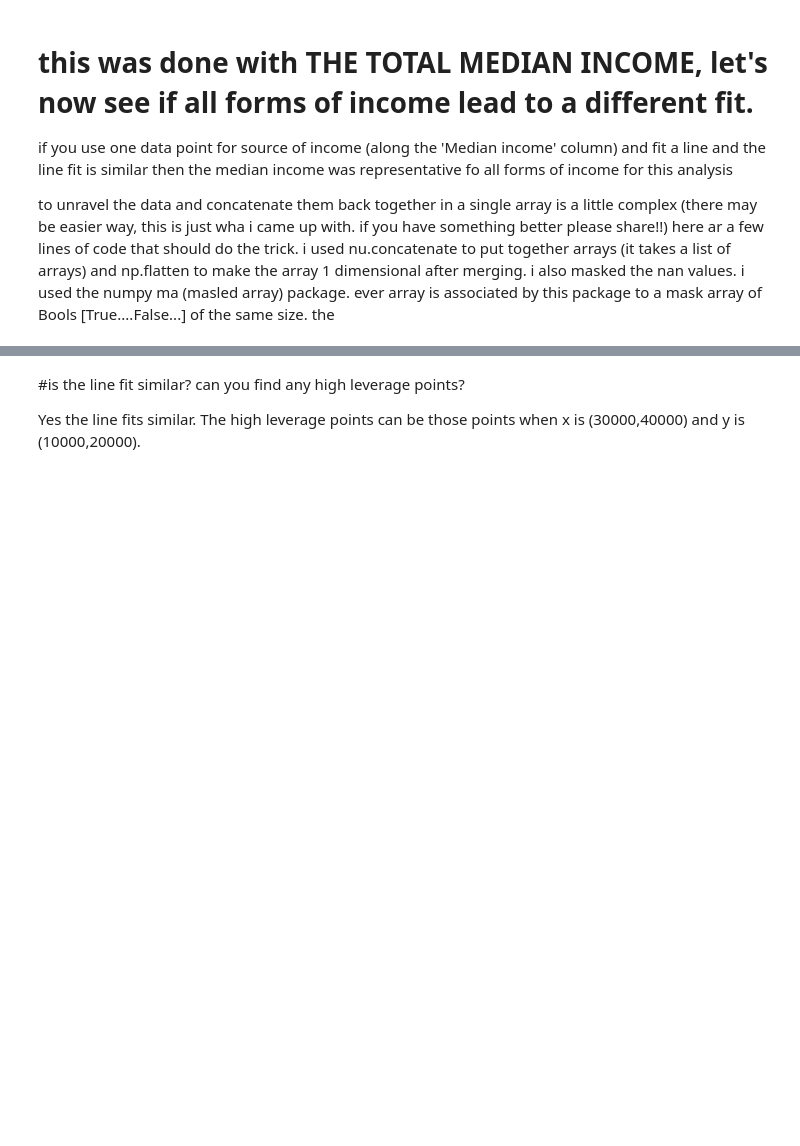
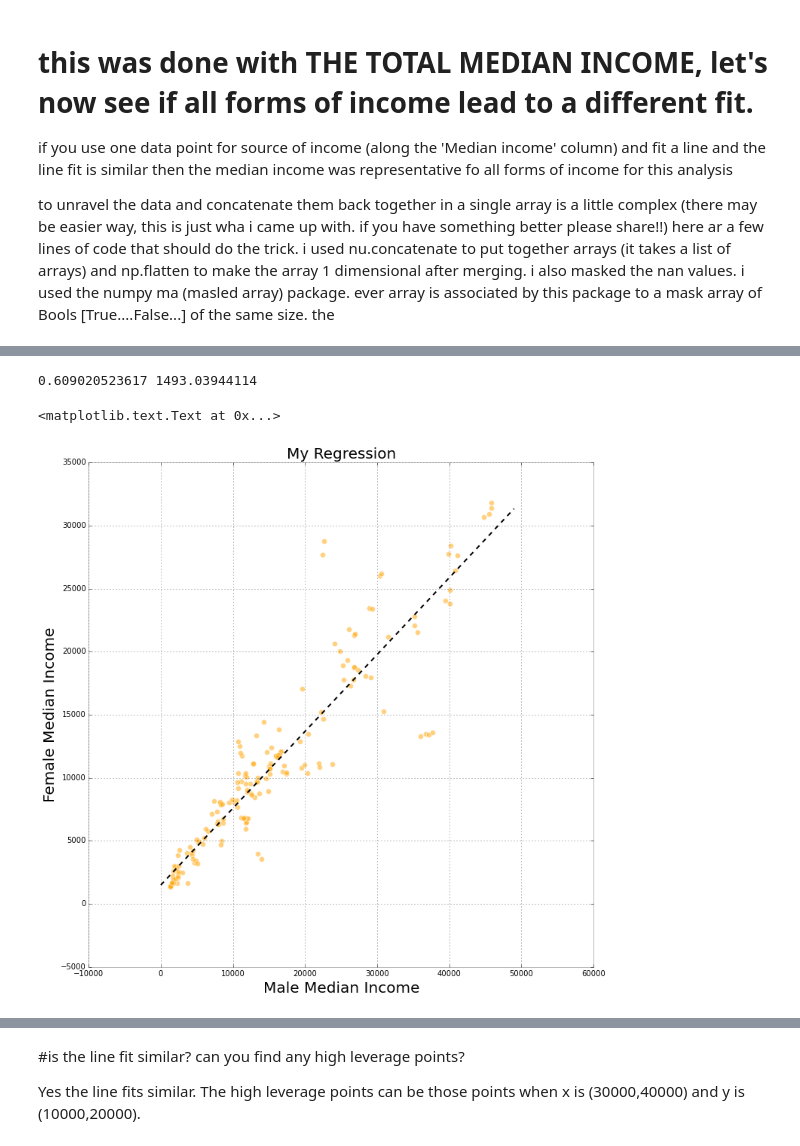
Before and after one commit to xiaoge270/PUI2015_XWU, a Jupyter notebook: HW5/HW#5-2.ipynb, the cells around one changed output, grey strips where cells are left out. Cells and saved outputs as stored; diff of their text form; code cells hidden in the pictures; blank space fills up the shorter version.

```diff
--- a/HW5/HW#5-2.ipynb
+++ b/HW5/HW#5-2.ipynb
@@ -355,3 +355,18 @@ OLS Regression Results
 | Prob(Omnibus): | 0.000 | Jarque-Bera (JB): | 368.629 |
 | Skew: | -0.011 | Prob(JB): | 8.98e-81 |
 | Kurtosis: | 10.050 | Cond. No. | 3.09e+04 |
+# %%
+pl.figure(figsize=(12,12))
+females2=all_females[all_females.mask==False]
+males2=all_males[all_males.mask==False]
+m,b = np.polyfit(males2,females2, 1)
+print m,b
+pl.scatter(all_males, all_females, s=50, alpha=0.5, c='orange')
+pl.plot(range(0,50000,1000),b+m*np.arange(0,50000,1000),'k--', lw = 2, label="my regression")
+pl.xlabel('Male Median Income', size=20)
+pl.ylabel('Female Median Income', size=20)
+pl.title('My Regression',size=20)
+# %% [output]
+0.609020523617 1493.03944114
+<matplotlib.text.Text at 0x...>
+[figure, added]
```
Also changed, not shown: parts of 5 cells of this notebook, 1 other file.
